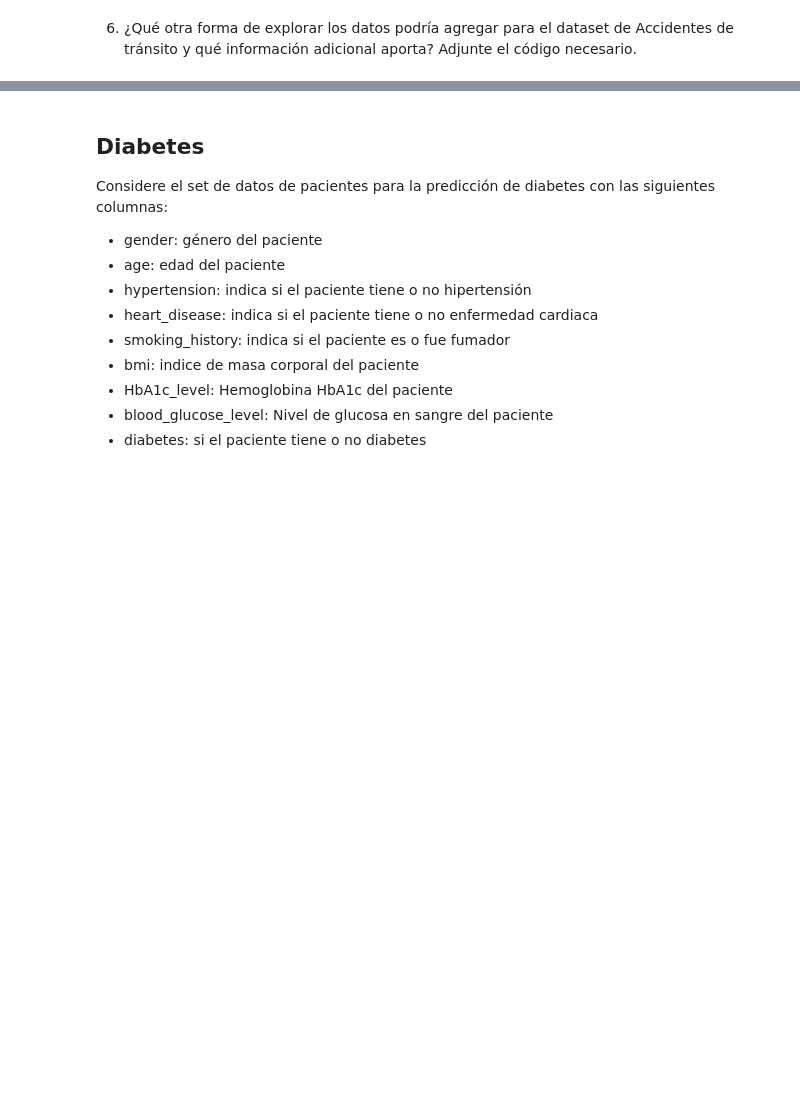
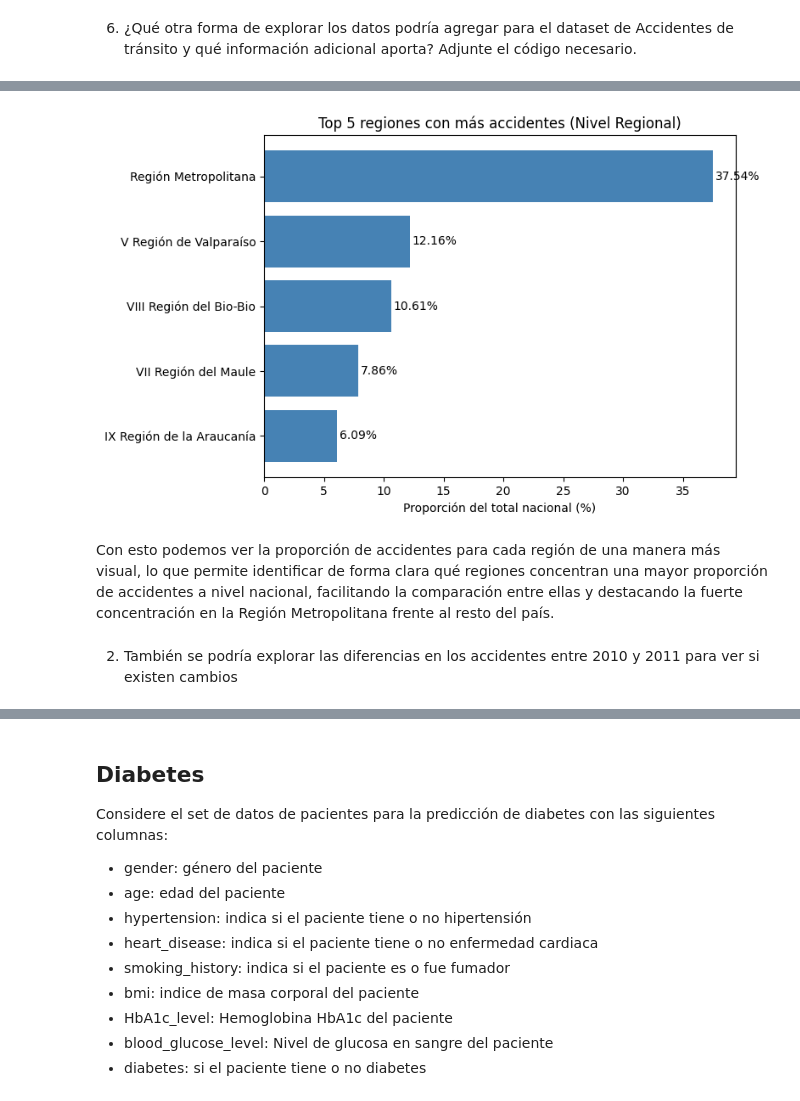
Before and after one commit to chucrutt/mineria_datos_CC5205, a Jupyter notebook: Lab2/Laboratorio_2.ipynb, the cells around one changed output, grey strips where cells are left out. Drawn from its saved outputs; the diff is of its cells as text; code cells hidden in the pictures; blank space fills up the shorter version.

```diff
--- a/Lab2/Laboratorio_2.ipynb
+++ b/Lab2/Laboratorio_2.ipynb
@@ -117,0 +138,15 @@ REVISAR
+# %%
+# Total nacional (suma de todos los accidentes)
+total_nacional = filtro['Cantidad'].sum()
+
+# Total de accidentes por región
+acc_por_region = filtro.groupby('Descripcion')['Cantidad'].sum().reset_index()
+
+# Calculo de proporción respecto al total nacional
+acc_por_region['Proporcion (%)'] = (acc_por_region['Cantidad'] / total_nacional * 100).round(2)
+
+# Ordenar de mayor a menor
+acc_por_region = acc_por_region.sort_values('Proporcion (%)', ascending=False)
+
+#Top5
+acc_por_region.head()
@@ -117,0 +160,23 @@ REVISAR
+# %%
+top5 = acc_por_region.head()
+plt.figure(figsize=(8,5))
+plt.barh(top5['Descripcion'], top5['Proporcion (%)'], color='steelblue')
+
+plt.xlabel("Proporción del total nacional (%)")
+plt.title("Top 5 regiones con más accidentes (Nivel Regional)")
+
+# Invertir eje Y para que la región con mayor valor quede arriba
+plt.gca().invert_yaxis()
+
+# Mostrar valores en cada barra
+for i, (region, pct) in enumerate(zip(top5['Descripcion'], top5['Proporcion (%)'])):
+    plt.text(pct+0.2, i, f"{pct:.2f}%", va='center')
+
+plt.tight_layout()
+plt.show()
+# %% [output]
+[figure, added]
+# %% [markdown]
+Con esto podemos ver la proporción de accidentes para cada región de una manera más visual, lo que permite identificar de forma clara qué regiones concentran una mayor proporción de accidentes a nivel nacional, facilitando la comparación entre ellas y destacando la fuerte concentración en la Región Metropolitana frente al resto del país.
+# %% [markdown]
+2. También se podría explorar las diferencias en los accidentes entre 2010 y 2011 para ver si existen cambios
```
Also changed, not shown: parts of 34 cells of this notebook, 1 other file.
